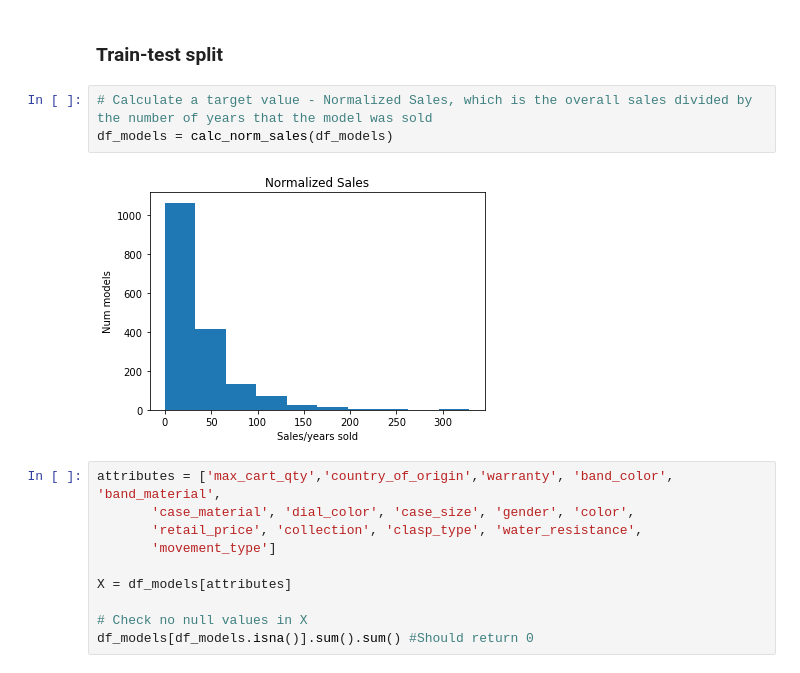
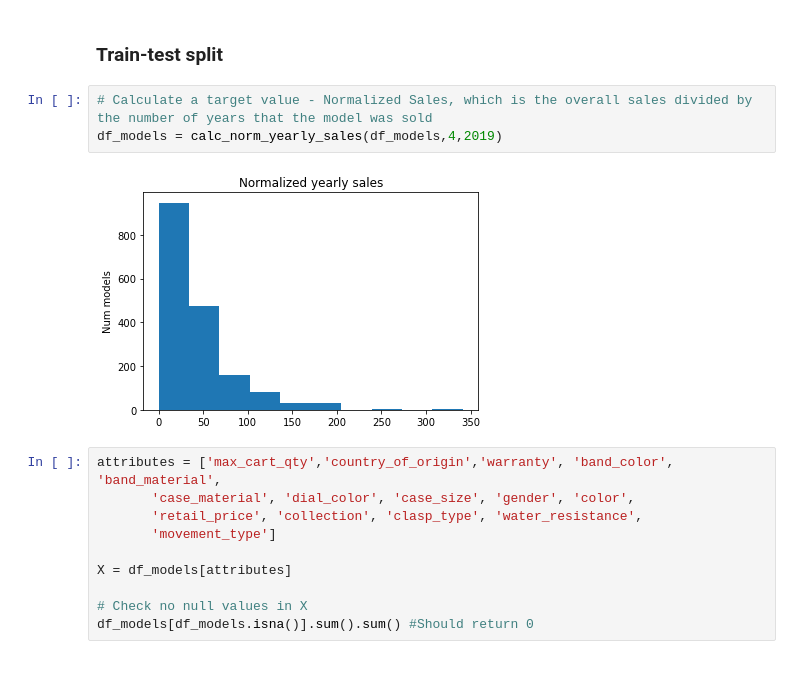
Before and after one commit to vmorenocosta/project-capstone-watch-sales, a Jupyter notebook: code/05_Regression_Predict_Sales.ipynb, the cells around one changed output. Drawn from its saved outputs; the diff is of its cells as text.

```diff
--- a/code/05_Regression_Predict_Sales.ipynb
+++ b/code/05_Regression_Predict_Sales.ipynb
@@ -34,9 +34,9 @@ df_models = df_all_models.dropna(subset=time_now.strftime(f"%Y-%m"))
 ### Train-test split
 # %%
 # Calculate a target value - Normalized Sales, which is the overall sales divided by the number of years that the model was sold
-df_models = calc_norm_sales(df_models)
+df_models = calc_norm_yearly_sales(df_models,4,2019)
 # %% [output]
-[figure, old version]
+[figure, new version]
 # %%
 attributes = ['max_cart_qty','country_of_origin','warranty', 'band_color', 'band_material',
        'case_material', 'dial_color', 'case_size', 'gender', 'color',
```
Also changed, not shown: parts of 13 cells of this notebook, 6 other files.
